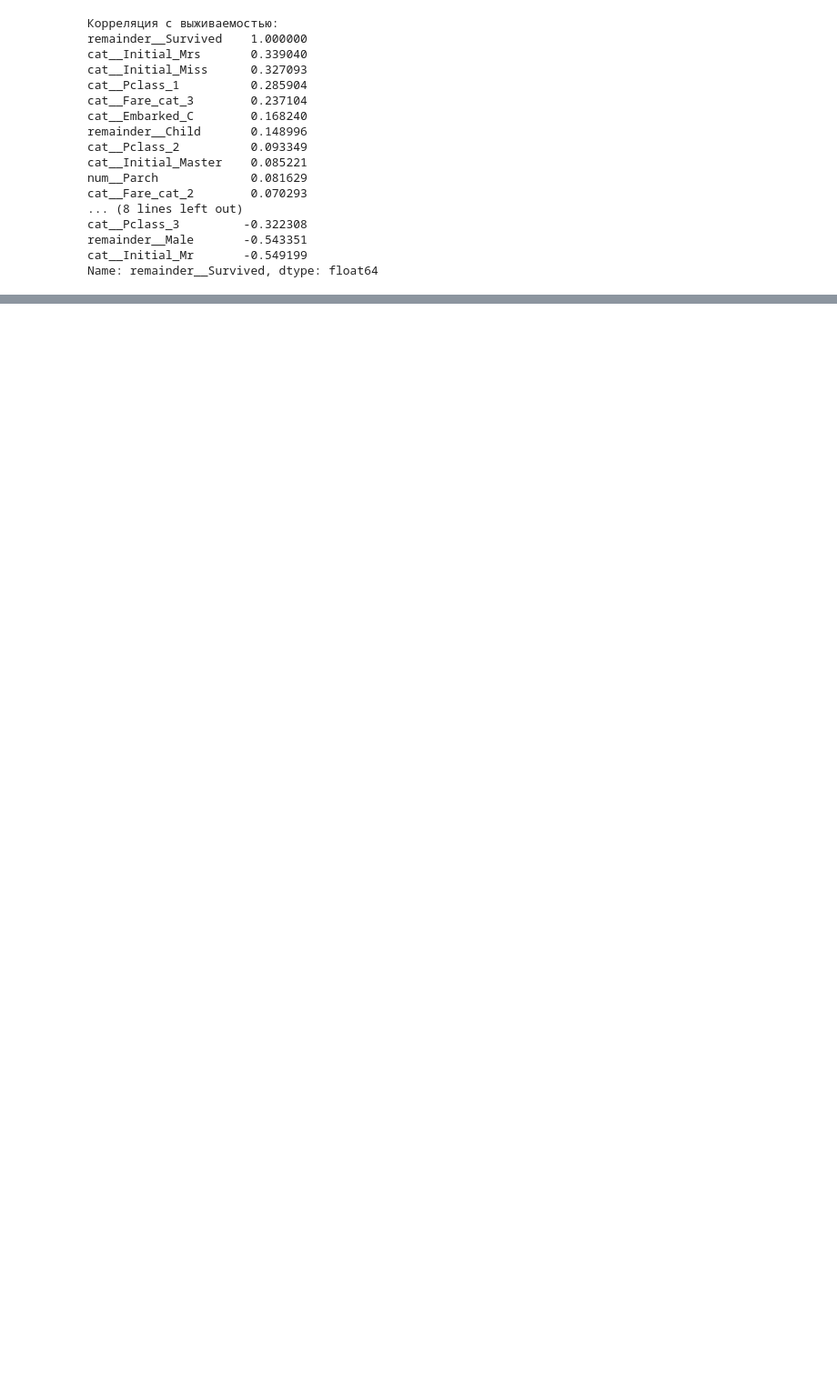
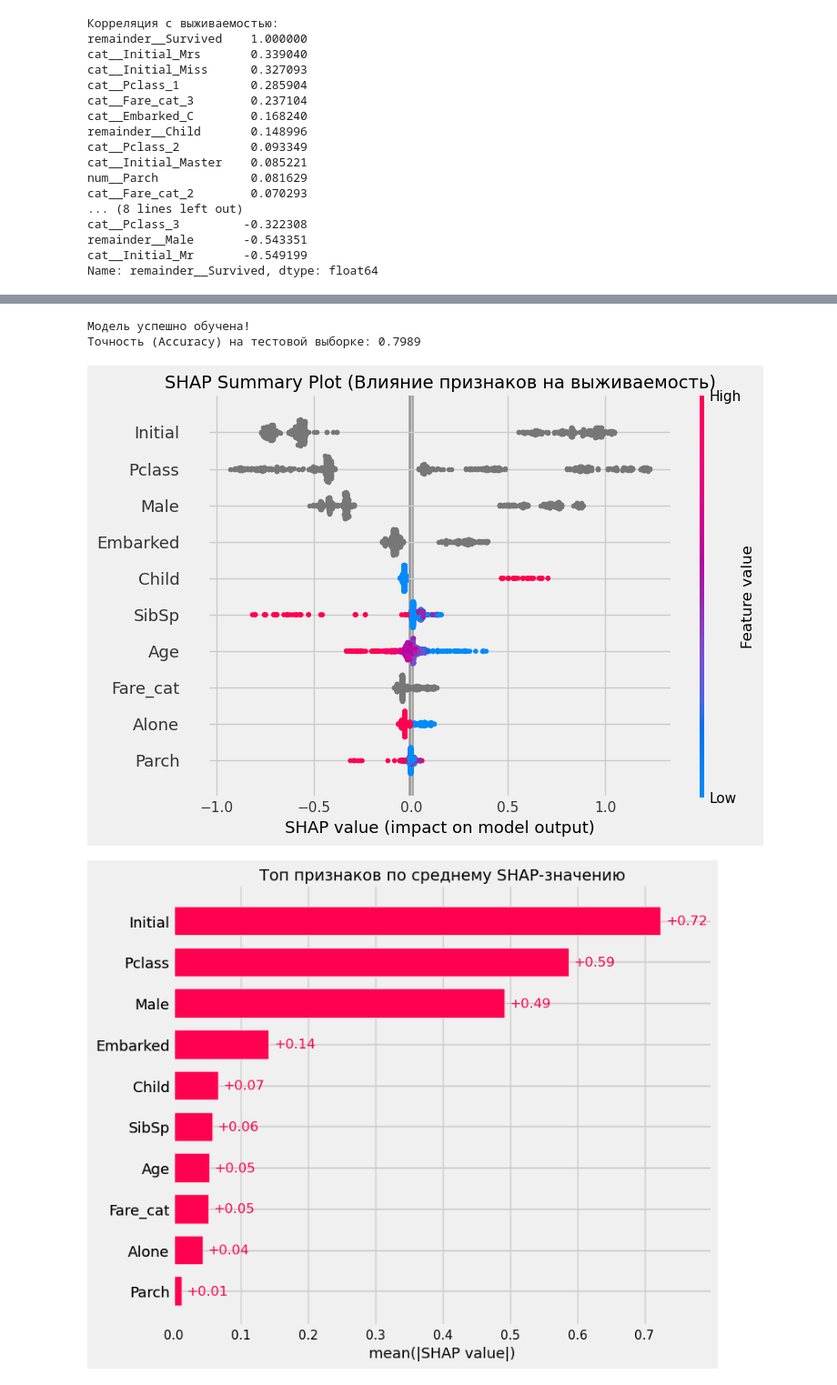
Before and after one commit to Danchesy/Titanic, a Jupyter notebook: eda.ipynb, the cells around one changed output, grey strips where cells are left out. Shown at 91% size. Saved outputs shown, nothing was run; the diff lists cells and outputs as text; code cells hidden in the pictures; blank space fills up the shorter version.

```diff
--- a/eda.ipynb
+++ b/eda.ipynb
@@ -318,0 +333,77 @@ Name: remainder__Survived, dtype: float64
+# %%
+from catboost import CatBoostClassifier
+from sklearn.model_selection import train_test_split
+from sklearn.pipeline import Pipeline
+from sklearn.metrics import accuracy_score
+
+X_train, X_test, y_train, y_test = train_test_split(df.drop(columns=[config.target_column_name]), df[config.target_column_name], test_size=0.2, random_state=42, stratify=df[config.target_column_name])
+
+
+
+model = CatBoostClassifier(
+    iterations=150,
+    learning_rate=0.05,
+    depth=4,
+    l2_leaf_reg=5,
+    cat_features=("Pclass", "Embarked", "Fare_cat", "Initial", "Male"),
+    bootstrap_type='Bernoulli',
+    subsample=0.7,
+    rsm=0.7,
+    random_seed=42,
+    verbose=False
+)
+
+pipeline = Pipeline(steps=[
+    ('preprocessor', preprocessor(is_scale=False, is_cat=False)),
+    ('model', model)
+])
+
+pipeline.fit(X_train, y_train)
+
+print("Модель успешно обучена!")
+
+preds = pipeline.predict(X_test)
+test_acc = accuracy_score(y_test, preds)
+print(f"Точность (Accuracy) на тестовой выборке: {test_acc:.4f}")
+# %% [output]
+Модель успешно обучена!
+Точность (Accuracy) на тестовой выборке: 0.7989
+# %%
+import matplotlib.pyplot as plt
+import pandas as pd
+import shap
+
+trained_model = pipeline.named_steps["model"]
+preprocessor_step = pipeline.named_steps["preprocessor"]
+
+X_train_transformed = preprocessor_step.transform(X_train)
+
+explainer = shap.TreeExplainer(trained_model)
+
+shap_values = explainer(X_train_transformed)
+
+if isinstance(shap_values, list) or (
+    hasattr(shap_values, "shape") and len(shap_values.shape) == 3
+):
+    shap_values_target = shap_values[:, :, 1]
+else:
+    shap_values_target = shap_values
+
+
+plt.figure(figsize=(10, 6))
+
+shap.summary_plot(
+    shap_values_target, X_train_transformed, plot_type="dot", show=False
+)
+plt.title("SHAP Summary Plot (Влияние признаков на выживаемость)", fontsize=14)
+plt.tight_layout()
+plt.show()
+
+plt.figure(figsize=(10, 6))
+shap.plots.bar(shap_values_target, max_display=15, show=False)
+plt.title("Топ признаков по среднему SHAP-значению", fontsize=14)
+plt.tight_layout()
+plt.show()
+# %% [output]
+[figure, added]
+[figure, added]
```
Also changed, not shown: parts of 2 cells of this notebook, 16 other files.
